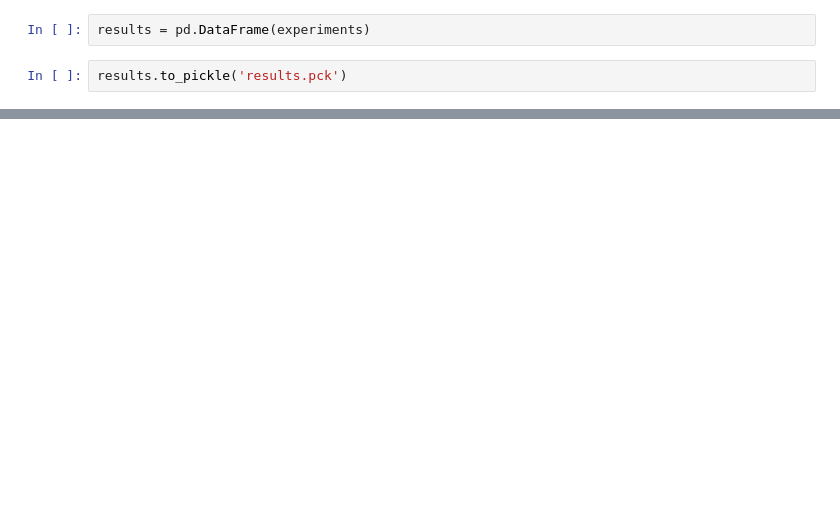
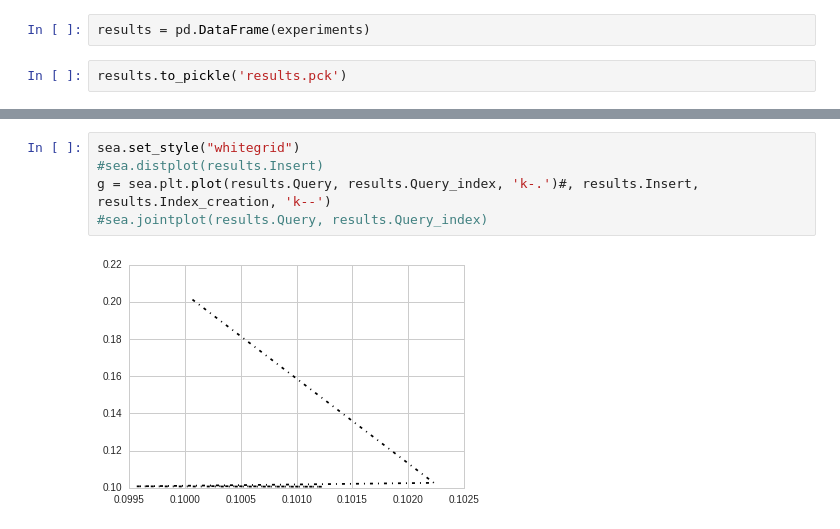
Before and after one commit to miltonlab/pyresearch, a Jupyter notebook: trees-mongodb/Trees NOSQL MongoDB.ipynb, the cells around one changed output, grey strips where cells are left out. Cells and saved outputs as stored; diff of their text form; blank space fills up the shorter version.

```diff
--- a/trees-mongodb/Trees NOSQL MongoDB.ipynb
+++ b/trees-mongodb/Trees NOSQL MongoDB.ipynb
@@ -531,0 +528,7 @@ x
+# %%
+sea.set_style("whitegrid")
+#sea.distplot(results.Insert)
+g = sea.plt.plot(results.Query, results.Query_index, 'k-.')#, results.Insert, results.Index_creation, 'k--')
+#sea.jointplot(results.Query, results.Query_index)
+# %% [output]
+[figure, added]
```
Also changed, not shown: parts of 8 cells of this notebook, 1 other file.
